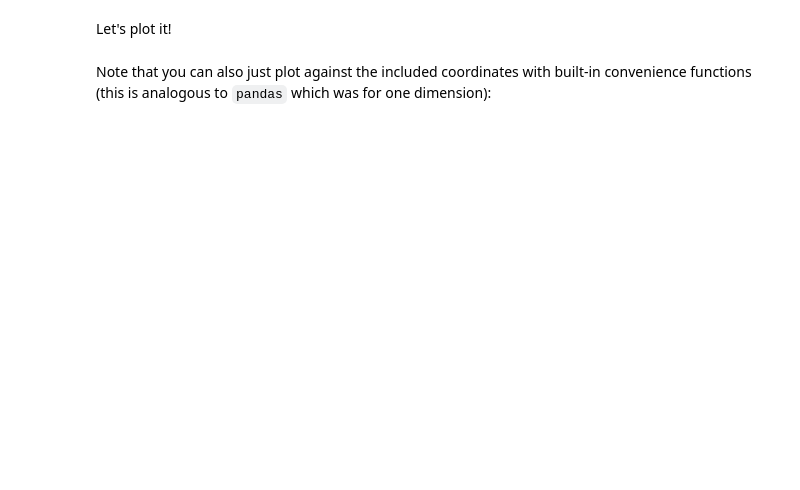
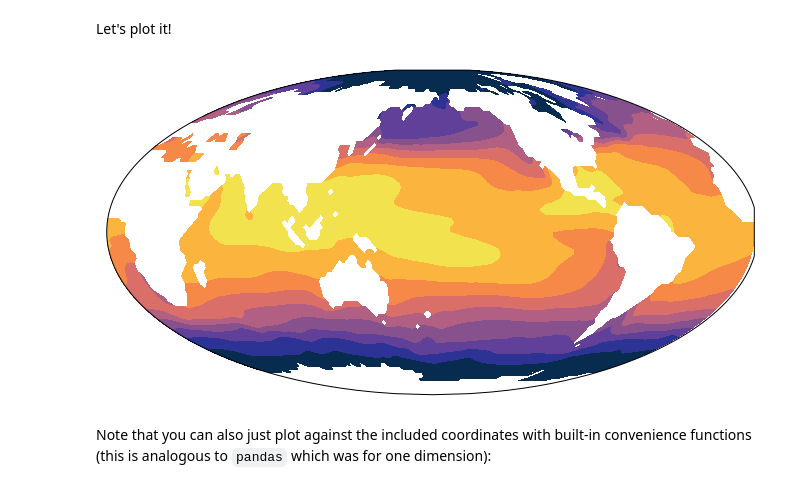
Before and after one commit to kthyng/python4geosciences, a Jupyter notebook: materials/ST_netcdf.ipynb, the cells around one changed output. Saved outputs shown, nothing was run; the diff lists cells and outputs as text; code cells hidden in the pictures; blank space fills up the shorter version.

```diff
--- a/materials/ST_netcdf.ipynb
+++ b/materials/ST_netcdf.ipynb
@@ -459,13 +539,10 @@ Let's plot it!
 # %%
 sst = ds['sst'].sel(time='1954-05-23', method='nearest')
 
-proj = cartopy.crs.Robinson(central_longitude=180)
-
 fig = plt.figure(figsize=(14,6))
 ax = fig.add_subplot(111, projection=proj)
-ax.add_feature(cartopy.feature.LAND, facecolor='0.9')
-mappable = ax.contourf(nc['lon'][:], nc['lat'][:], sst, cmap=cmo.thermal, transform=cartopy.crs.PlateCarree())
-ax.set_title(sst.time.data)
-fig.colorbar(mappable).set_label(r'Sea Surface Temperature [$^\circ$C]')
+mappable = ax.contourf(nc['lon'][:], nc['lat'][:], sst, 10, cmap=cmo.thermal, transform=pc)
+# %% [output]
+[figure, added]
 # %% [markdown]
 Note that you can also just plot against the included coordinates with built-in convenience functions (this is analogous to `pandas` which was for one dimension):
```
Also changed, not shown: parts of 57 cells of this notebook.
